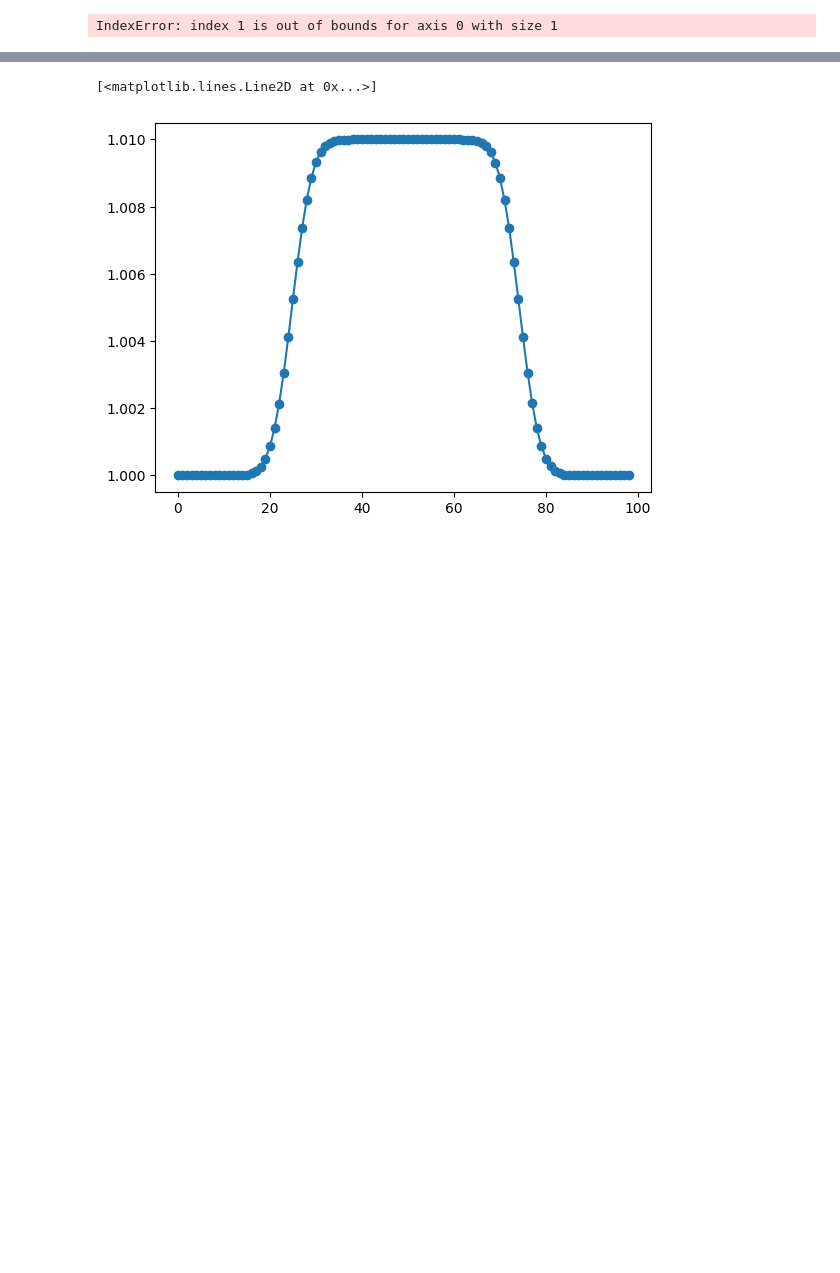
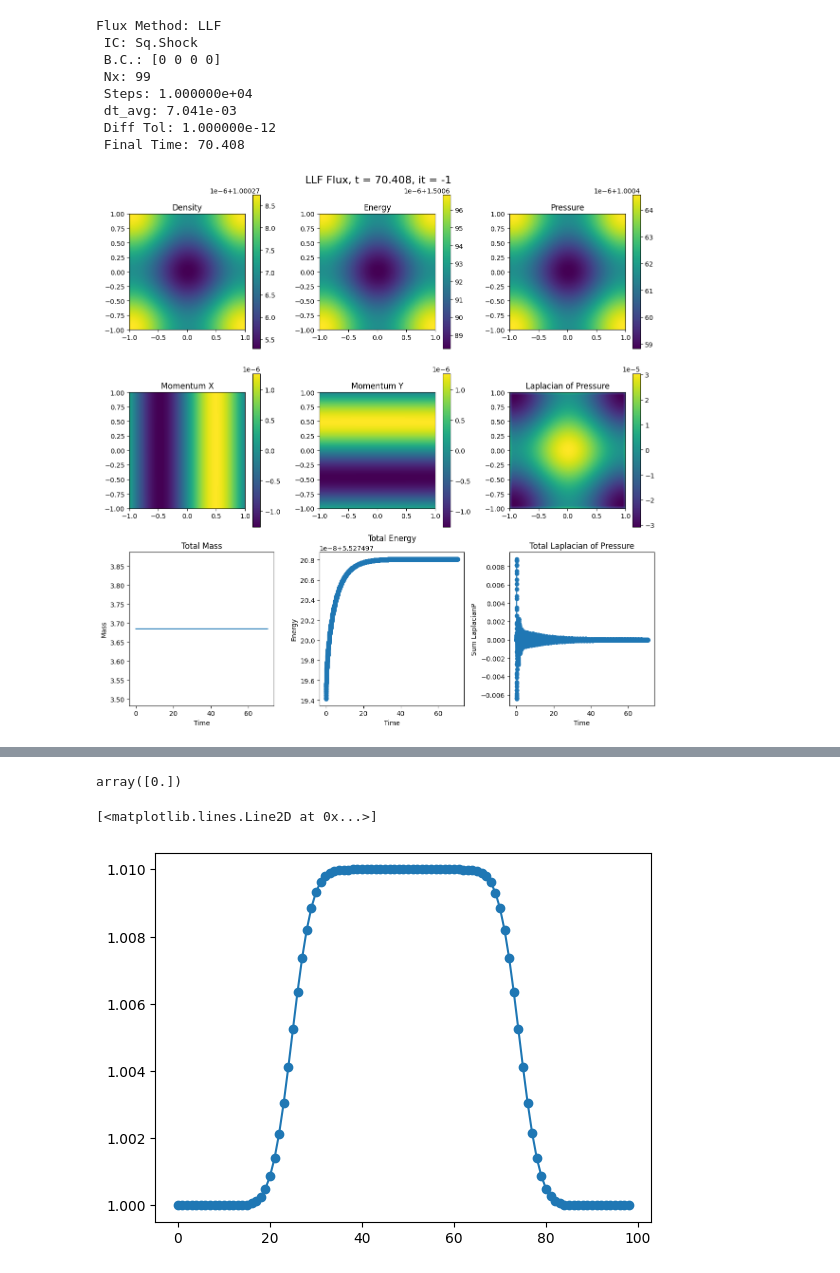
Before and after one commit to Jimbo-Coder/PyFluid, a Jupyter notebook: main.ipynb, the cells around one changed output, grey strips where cells are left out. Cells and saved outputs as stored; diff of their text form; code cells hidden in the pictures; blank space fills up the shorter version.

```diff
--- a/main.ipynb
+++ b/main.ipynb
@@ -79,7 +79,7 @@ class Fluid2D:
         self.stresses = np.zeros((Nsteps, 3) + self.xg.shape);
         self.divstresses = np.zeros((Nsteps,2) + self.xg.shape)
         self.ts = np.zeros(Nsteps+1);
-        self.dts = np.zeros(Nsteps); self.dt = 0;
+        self.dts = np.zeros(Nsteps+1); self.dt = 0;
         #Apply initial conditions
         self.apply_ics()
         #Copy into solution vector and
@@ -89,7 +89,6 @@ class Fluid2D:
         self.step = 0
         self.cfl = 0.9;
         self.Nsteps = Nsteps
-        #Save initial Condition
         self.save_state()
         #diffusion constants
         self.difftol = 1e-12;
@@ -269,7 +268,7 @@ class Fluid2D:
         fluxx[3],fluxy[3] = velf*(uvecf[3] + Pf); # Energy
 
     def apply_ics(self):
-       self.rhob = 1;self.rhoamp = 1e-2; self.presb = 1.0;
+       self.rhob = 1;self.rhoamp = 1e-3; self.presb = 1.0;
        self.cs0 = np.sqrt(self.gamma * self.presb / self.rhob);
        self.rho[self.imask]+=  self.rhob;
        self.pressure[self.imask] += self.presb;
@@ -401,6 +400,11 @@ class Fluid2D:
        self.divstresses[self.step] = self.divstress
        self.differrs[self.step] = self.differr
        self.diffsteps[self.step] = self.diffstep
+    def save_state(self):
+       self.pressures[self.step] = self.pressure
+       self.uvecs[self.step] = self.uvec
+       self.ts[self.step] = self.t
+       self.dts[self.step] = self.dt
 
     def plot_all(self,it):
       fig, axs = plt.subplots(3,3,figsize=(12, 12))
@@ -449,14 +453,14 @@ class Fluid2D:
       #Diffusion stuff
       fig,axs = plt.subplots(3,3,figsize=(16,16))
       fig.suptitle(f"Diffusion Diagnostics, t= {self.ts[it]:.3f}, it = {it}", fontsize=16)
-      axs[0,0].plot(self.ts, self.differrs,"-o", label='Diffusion Error')
+      axs[0,0].plot(self.ts[1:], self.differrs,"-o", label='Diffusion Error')
       axs[0,0].set_title('Diffusion Error per Step')
       axs[0,0].set_xlabel('Time')
       axs[0,0].set_ylabel('Diffusion Error')
 
       diffstepmax = self.diffsteps.max()
       diffstepmean = self.diffsteps.mean()
-      axs[0,1].plot(self.ts, self.diffsteps,"-o", label='Diffusion Steps')
+      axs[0,1].plot(self.ts[1:], self.diffsteps,"--o", label='Diffusion Steps')
       axs[0,1].set_title('Diffusion Steps per Time Step')
       axs[0,1].set_xlabel('Time')
       axs[0,1].set_ylabel('Diffusion Steps')
@@ -466,31 +470,31 @@ class Fluid2D:
 
 
 
-
-      im1 =axs[1,0].imshow(self.divstresses[it,0], extent=(self.x0, self.x1, self.x0, self.x1), origin='lower')
+      divit = it -1 if it !=-1 else -1
+      im1 =axs[1,0].imshow(self.divstresses[divit,0], extent=(self.x0, self.x1, self.x0, self.x1), origin='lower')
       axs[1,0].set_title('Divergence of Stress Tensor X')
       axs[1,0].set_xlabel('X')
       axs[1,0].set_ylabel('Y')
       fig.colorbar(im1, ax=axs[1,0])
 
-      im2 =axs[1,1].imshow(self.divstresses[it,1], extent=(self.x0, self.x1, self.x0, self.x1), origin='lower')
+      im2 =axs[1,1].imshow(self.divstresses[divit,1], extent=(self.x0, self.x1, self.x0, self.x1), origin='lower')
       axs[1,1].set_title('Divergence of Stress Tensor Y')
       axs[1,1].set_xlabel('X')
       axs[1,1].set_ylabel('Y')
       fig.colorbar(im2, ax=axs[1,1])
 
-      im3 =axs[2,0].imshow(self.stresses[it,0], extent=(self.x0, self.x1, self.x0, self.x1), origin='lower')
+      im3 =axs[2,0].imshow(self.stresses[divit,0], extent=(self.x0, self.x1, self.x0, self.x1), origin='lower')
       axs[2,0].set_title('Stress Tensor XX')
       axs[2,0].set_xlabel('X')
       axs[2,0].set_ylabel('Y')
       fig.colorbar(im3, ax=axs[2,0])
-      im4 =axs[2,1].imshow(self.stresses[it,1], extent=(self.x0, self.x1, self.x0, self.x1), origin='lower')
+      im4 =axs[2,1].imshow(self.stresses[divit,1], extent=(self.x0, self.x1, self.x0, self.x1), origin='lower')
       axs[2,1].set_title('Stress Tensor XY')
       axs[2,1].set_xlabel('X')
       axs[2,1].set_ylabel('Y')
       fig.colorbar(im4, ax=axs[2,1])
 
-      im5 =axs[2,2].imshow(self.stresses[it,2], extent =(self.x0, self.x1, self.x0, self.x1), origin='lower')
+      im5 =axs[2,2].imshow(self.stresses[divit,2], extent =(self.x0, self.x1, self.x0, self.x1), origin='lower')
       axs[2,2].set_title('Stress Tensor YY')
       axs[2,2].set_xlabel('X')
       axs[2,2].set_ylabel('Y')
@@ -529,32 +533,40 @@ class Fluid2D:
 
     def postprocess(self):
         self.mtots = np.sum(self.uvecs[:,0,:]*self.imask,axis = (1,2)) * self.dx * self.dx
         self.etots = np.sum(self.uvecs[:,3,:]*self.imask,axis = (1,2)) * self.dx * self.dx
         self.gradPs = np.gradient(self.pressures, self.dx,axis=(1,2))
         P_xx, bad = np.gradient(self.gradPs[0],self.dx, axis=(1,2))
         bad,P_yy = np.gradient(self.gradPs[1],self.dx, axis=(1,2))
         self.lapPs = (P_xx + P_yy)
         self.laptots = np.sum(self.lapPs, axis=(1,2)) * self.dx * self.dx
 
 
 x0t = -1.0; x1t = 1.0;  nxt = 99;
 Nsteps =1
 #IC Key
 #[0 = Central Circular Shock, 1 = Central Square Shock, 2 = Wave, 3 = Vortex]
-ici = 0
+ici = 1
 #BC Key
 #[0 = Periodic, 1 = Outflow, 2 = Reflective  ]
 # LHS, RHS, BOTTOM, TOP
 bci = np.array([0,0,0,0])
 #Flux Methods
 #[0 = LLF, 1 = HLLE, 2 = HLLC]
 flux_meth = 0
 state = Fluid2D(x0t, x1t, nxt, ici, bci, Nsteps, flux_meth)
 state.run_and_store()
 
 it = 0
 state.plot_all(it)
 #state.compute_HLL_and_update()
 print(f"Flux Method: {state.fluxname} \n IC: {state.icname} \n B.C.: {bci} \n Nx: {nxt} \n Steps: {Nsteps:5e} \n dt_avg: {state.dt:.3e} \n Diff Tol: {state.difftol:5e} \n Final Time: {state.t:.3f}")
 # %% [output]
-IndexError: index 1 is out of bounds for axis 0 with size 1
+Flux Method: LLF
+ IC: Sq.Shock
+ B.C.: [0 0 0 0]
+ Nx: 99
+ Steps: 1.000000e+04
+ dt_avg: 7.041e-03
+ Diff Tol: 1.000000e-12
+ Final Time: 70.408
+[figure, added]
@@ -561,3 +574,7 @@ IndexError: index 1 is out of bounds for axis 0 with size 1
+# %%
+state.ts
+# %% [output]
+array([0.])
 # %%
 it +=1
 plt.plot(state.uvecs[it,0,50,:], "-o")
```
Also changed, not shown: parts of 5 cells of this notebook.
